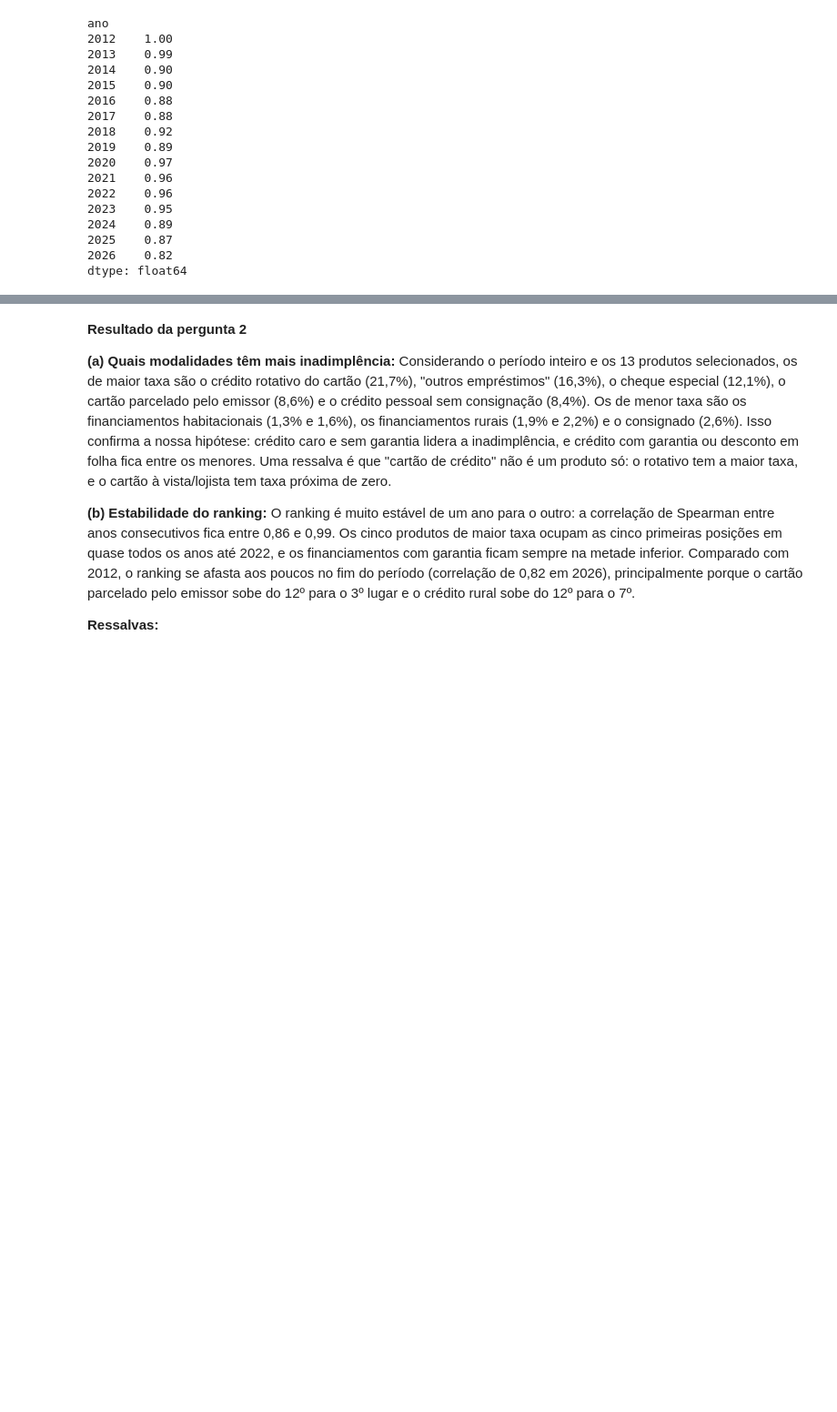
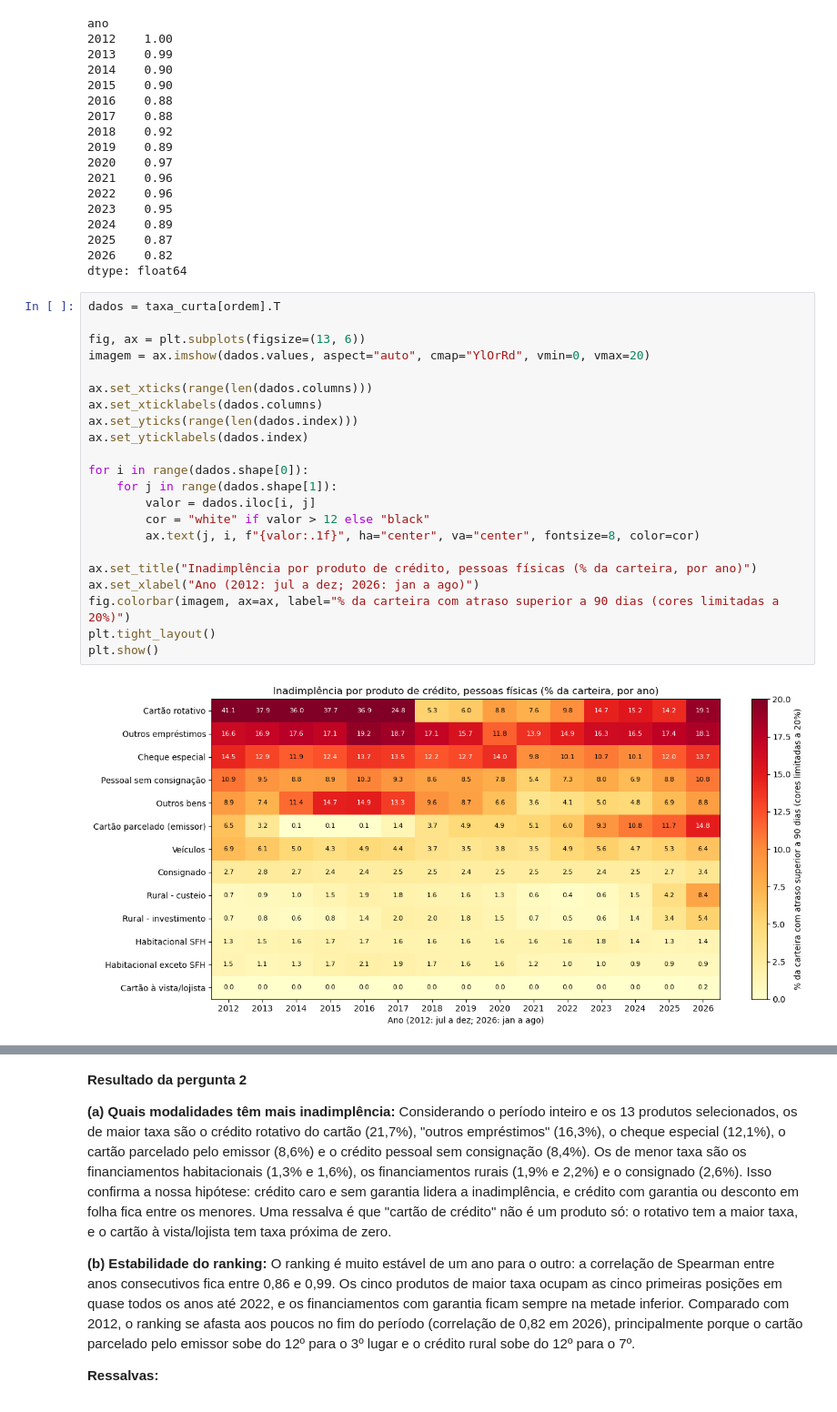
Before and after one commit to JoaoVitor2108/Projeto-AEDV, a Jupyter notebook: analise.ipynb, the cells around one changed output, grey strips where cells are left out. Shown at 91% size. Drawn from its saved outputs; the diff is of its cells as text; blank space fills up the shorter version.

Commit message:
Pergunta 2: mapa de calor da inadimplência por produto e ano

```diff
--- a/analise.ipynb
+++ b/analise.ipynb
@@ -1151,3 +1146,27 @@ ano
 2025    0.87
 2026    0.82
 dtype: float64
+# %%
+dados = taxa_curta[ordem].T
+
+fig, ax = plt.subplots(figsize=(13, 6))
+imagem = ax.imshow(dados.values, aspect="auto", cmap="YlOrRd", vmin=0, vmax=20)
+
+ax.set_xticks(range(len(dados.columns)))
+ax.set_xticklabels(dados.columns)
+ax.set_yticks(range(len(dados.index)))
+ax.set_yticklabels(dados.index)
+
+for i in range(dados.shape[0]):
+    for j in range(dados.shape[1]):
+        valor = dados.iloc[i, j]
+        cor = "white" if valor > 12 else "black"
+        ax.text(j, i, f"{valor:.1f}", ha="center", va="center", fontsize=8, color=cor)
+
+ax.set_title("Inadimplência por produto de crédito, pessoas físicas (% da carteira, por ano)")
+ax.set_xlabel("Ano (2012: jul a dez; 2026: jan a ago)")
+fig.colorbar(imagem, ax=ax, label="% da carteira com atraso superior a 90 dias (cores limitadas a 20%)")
+plt.tight_layout()
+plt.show()
+# %% [output]
+[figure, added]
```
Also changed, not shown: parts of 28 cells of this notebook.
